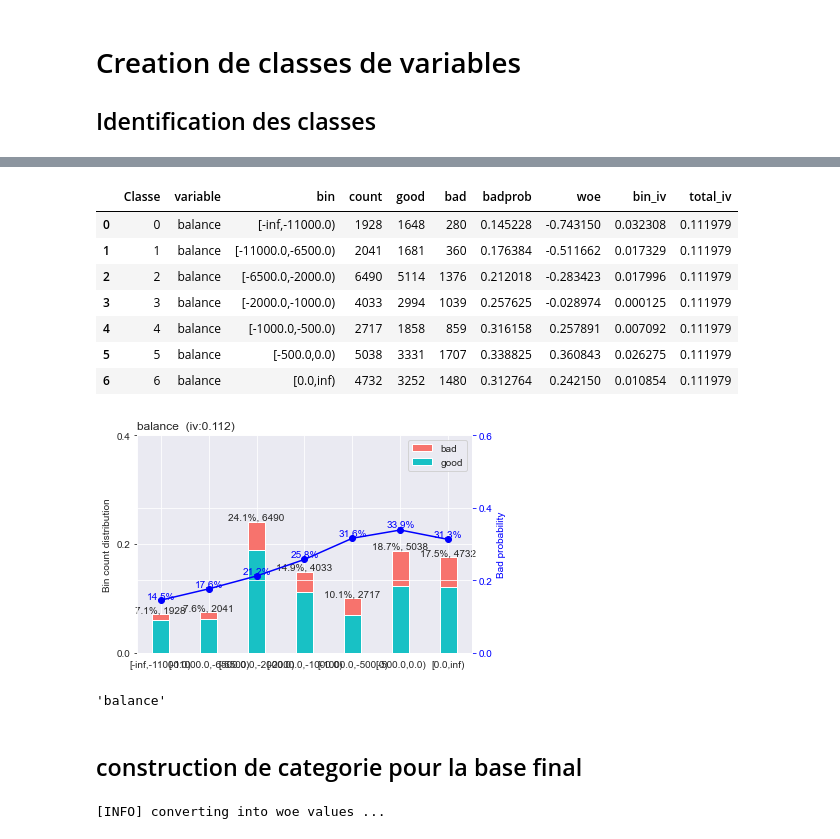
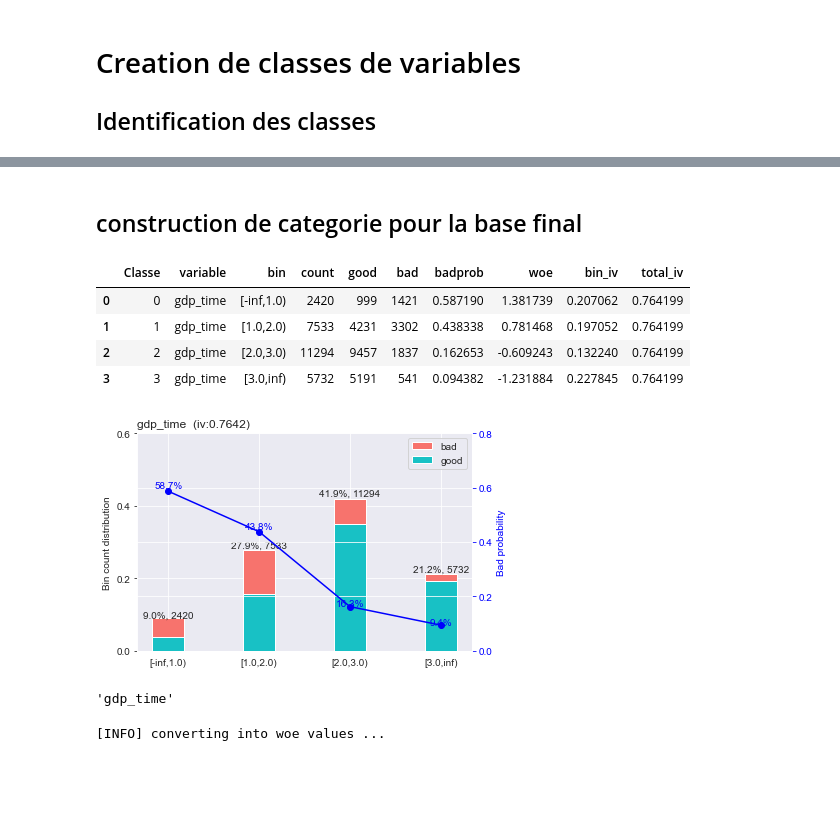
Before and after one commit to wilflex/CREDIT_RISK_PROJECT, a Jupyter notebook: credit_risk_project.ipynb, the cells around one changed output, grey strips where cells are left out. Drawn from its saved outputs; the diff is of its cells as text; code cells hidden in the pictures; blank space fills up the shorter version.

```diff
--- a/credit_risk_project.ipynb
+++ b/credit_risk_project.ipynb
@@ -1050,7 +1046,6 @@ for c in final_selector:
         except Exception as e:
             pass
 final_predictor.append("investor_orig_time")
-final_predictor.append("payoff_time")
 # %%
 f_ = final[final_predictor]
 classes = sc.woebin(f_, y="default_time", positive=1, method="chimerge",bin_num_limit=12)
@@ -1303,16 +1258,16 @@ dico_classe = {
 
 res = pd.DataFrame(dico_classe)
 res.to_csv("table_classe.csv")
+# %% [markdown]
+construction de categorie pour la base final
+--
 # %%
-u = cheick.IV_WoE_Table(co_var[7],True)
+u = cheick.IV_WoE_Table(co_var[2],True)
 u
 # %% [output]
 |  | Classe | variable | bin | count | good | bad | badprob | woe | bin_iv | total_iv |
-| 0 | 0 | balance | [-inf,-11000.0) | 1928 | 1648 | 280 | 0.145228 | -0.743150 | 0.032308 | 0.111979 |
-| 1 | 1 | balance | [-11000.0,-6500.0) | 2041 | 1681 | 360 | 0.176384 | -0.511662 | 0.017329 | 0.111979 |
-| 2 | 2 | balance | [-6500.0,-2000.0) | 6490 | 5114 | 1376 | 0.212018 | -0.283423 | 0.017996 | 0.111979 |
-| 3 | 3 | balance | [-2000.0,-1000.0) | 4033 | 2994 | 1039 | 0.257625 | -0.028974 | 0.000125 | 0.111979 |
-| 4 | 4 | balance | [-1000.0,-500.0) | 2717 | 1858 | 859 | 0.316158 | 0.257891 | 0.007092 | 0.111979 |
-| 5 | 5 | balance | [-500.0,0.0) | 5038 | 3331 | 1707 | 0.338825 | 0.360843 | 0.026275 | 0.111979 |
-| 6 | 6 | balance | [0.0,inf) | 4732 | 3252 | 1480 | 0.312764 | 0.242150 | 0.010854 | 0.111979 |
+| 0 | 0 | gdp_time | [-inf,1.0) | 2420 | 999 | 1421 | 0.587190 | 1.381739 | 0.207062 | 0.764199 |
+| 1 | 1 | gdp_time | [1.0,2.0) | 7533 | 4231 | 3302 | 0.438338 | 0.781468 | 0.197052 | 0.764199 |
+| 2 | 2 | gdp_time | [2.0,3.0) | 11294 | 9457 | 1837 | 0.162653 | -0.609243 | 0.132240 | 0.764199 |
+| 3 | 3 | gdp_time | [3.0,inf) | 5732 | 5191 | 541 | 0.094382 | -1.231884 | 0.227845 | 0.764199 |
-[figure, old version]
+[figure, new version]
@@ -1326,7 +1274,4 @@ sl2 = [c for c in u.loc[(u["Classe"] == 2)]["woe"]]
 # %%
 u["variable"][0]
 # %% [output]
-'balance'
+'gdp_time'
-# %% [markdown]
-construction de categorie pour la base final
---
```
Also changed, not shown: parts of 39 cells of this notebook.
